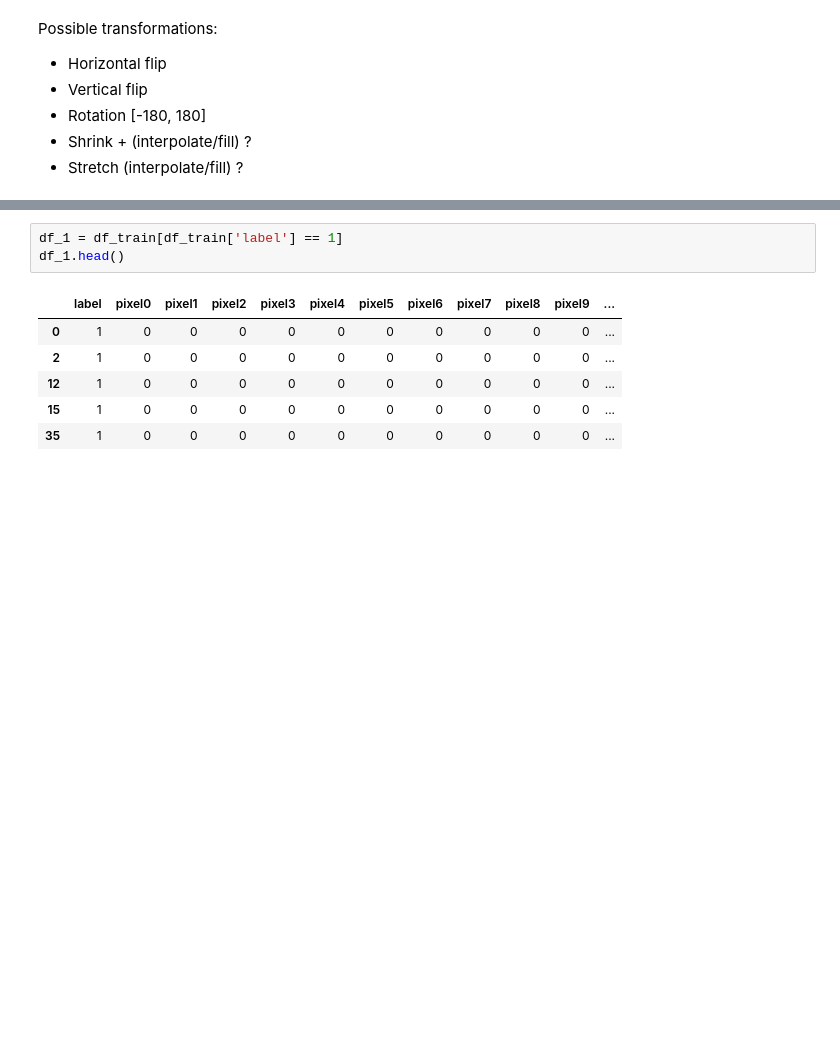
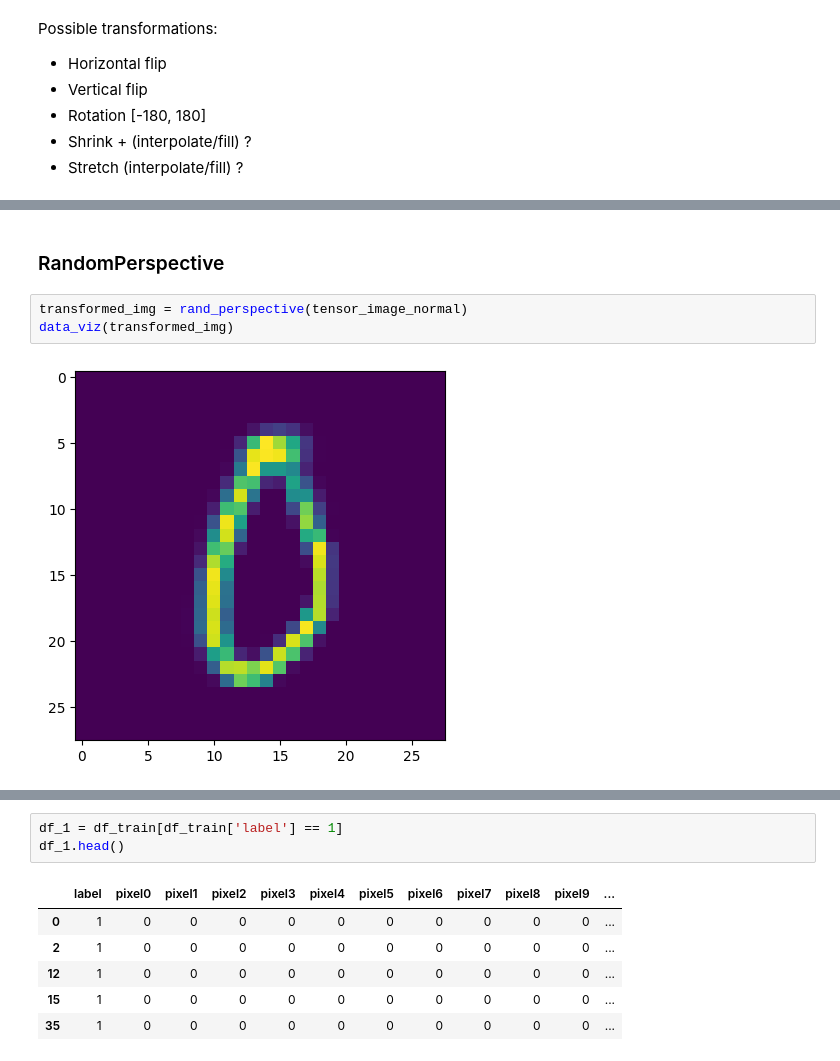
Before and after one commit to Milutin-S/kaggleCompetitions, a Jupyter notebook: Digit_Recognizer/scripts/analysis.ipynb, the cells around one changed output, grey strips where cells are left out. Cells and saved outputs as stored; diff of their text form; blank space fills up the shorter version.

```diff
--- a/Digit_Recognizer/scripts/analysis.ipynb
+++ b/Digit_Recognizer/scripts/analysis.ipynb
@@ -179,0 +216,7 @@ Possible transformations:
+# %% [markdown]
+### RandomPerspective
+# %%
+transformed_img = rand_perspective(tensor_image_normal)
+data_viz(transformed_img)
+# %% [output]
+[figure, added]
```
Also changed, not shown: parts of 34 cells of this notebook.
